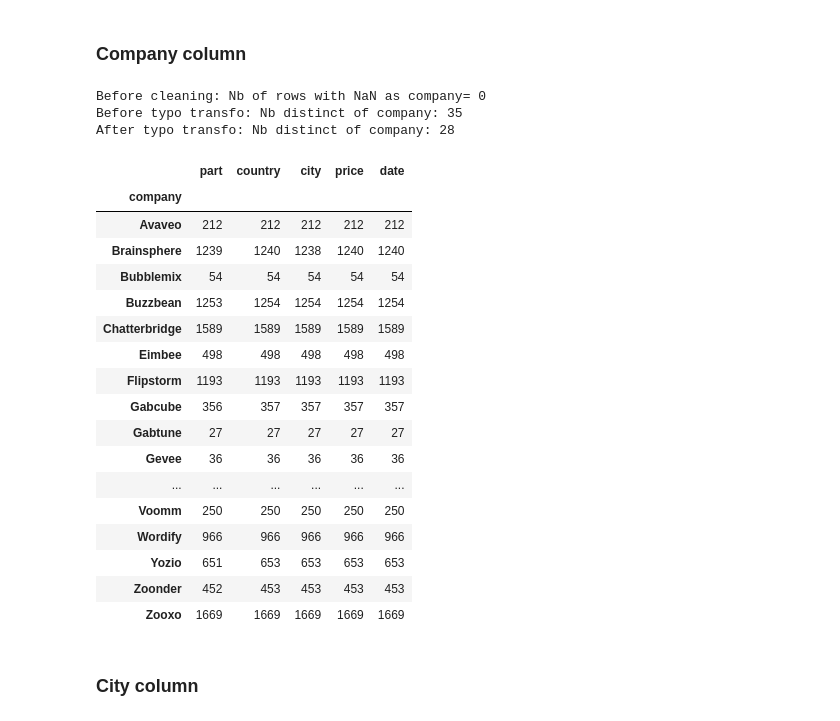
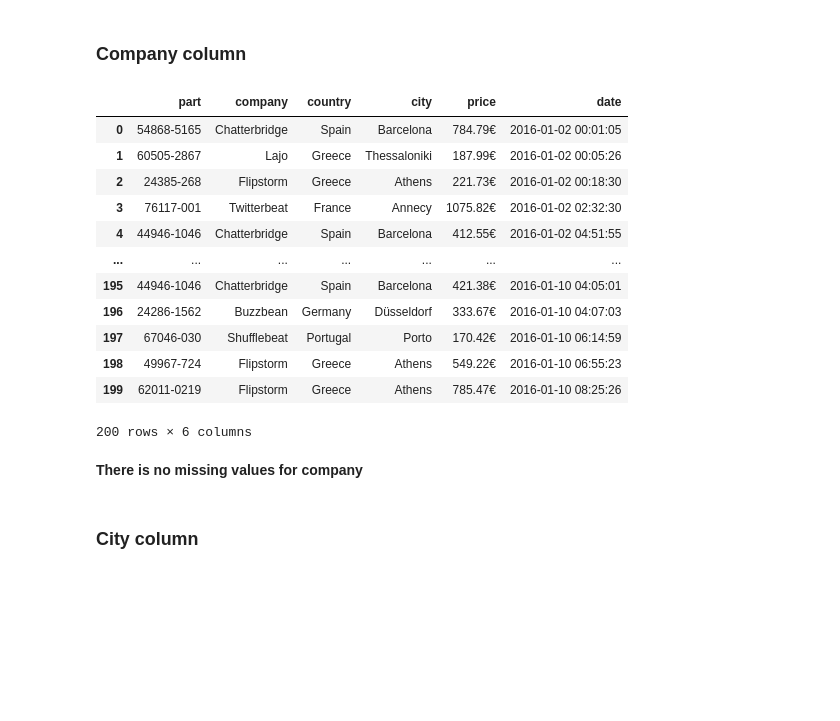
Before and after one commit to LaurineDargaud/DTU_CT_Assignment2, a Jupyter notebook: 02807_Project_2_FINAL.ipynb, the cells around one changed output. Cells and saved outputs as stored; diff of their text form; code cells hidden in the pictures; blank space fills up the shorter version.

Commit message:
Part 4 updated

```diff
--- a/02807_Project_2_FINAL.ipynb
+++ b/02807_Project_2_FINAL.ipynb
@@ -932,44 +920,22 @@ After typo transfo: Nb distinct of country: 11
 # %% [markdown]
 ### Company column
-# %%
-# your code goes here
-#Missing: There is no missing company
-print('Before cleaning: Nb of rows with NaN as company=',df_transactions_clean.company.isna().sum())
-
-
-#TYPO: Manual inspection of the company wrong spelling
-print("Before typo transfo: Nb distinct of company:",len(set(df_transactions_clean['company'])))
-
-df_transactions_clean['company'].replace('Zooxo.','Zooxo',inplace=True)
-df_transactions_clean['company'].replace('Laj0','Lajo',inplace=True)
-df_transactions_clean['company'].replace('Ntagz','Ntags',inplace=True)
-df_transactions_clean['company'].replace('Thoughtmixz','Thoughtmix',inplace=True)
-df_transactions_clean.drop(df_transactions_clean.loc[df_transactions_clean['company'].isin([' -',' a','aa'])].index, inplace=True)
-
-print("After typo transfo: Nb distinct of company:",len(set(df_transactions_clean['company'])))
-
-df_transactions_clean.groupby('company').count()
-# %% [output]
-Before cleaning: Nb of rows with NaN as company= 0
-Before typo transfo: Nb distinct of company: 35
-After typo transfo: Nb distinct of company: 28
-|  | part | country | city | price | date |
-| company |  |  |  |  |  |
-| Avaveo | 212 | 212 | 212 | 212 | 212 |
-| Brainsphere | 1239 | 1240 | 1238 | 1240 | 1240 |
-| Bubblemix | 54 | 54 | 54 | 54 | 54 |
-| Buzzbean | 1253 | 1254 | 1254 | 1254 | 1254 |
-| Chatterbridge | 1589 | 1589 | 1589 | 1589 | 1589 |
-| Eimbee | 498 | 498 | 498 | 498 | 498 |
-| Flipstorm | 1193 | 1193 | 1193 | 1193 | 1193 |
-| Gabcube | 356 | 357 | 357 | 357 | 357 |
-| Gabtune | 27 | 27 | 27 | 27 | 27 |
-| Gevee | 36 | 36 | 36 | 36 | 36 |
-| ... | ... | ... | ... | ... | ... |
-| Voomm | 250 | 250 | 250 | 250 | 250 |
-| Wordify | 966 | 966 | 966 | 966 | 966 |
-| Yozio | 651 | 653 | 653 | 653 | 653 |
-| Zoonder | 452 | 453 | 453 | 453 | 453 |
-| Zooxo | 1669 | 1669 | 1669 | 1669 | 1669 |
+# %%
+df_transactions_clean.head(200)
+# %% [output]
+|  | part | company | country | city | price | date |
+| 0 | 54868-5165 | Chatterbridge | Spain | Barcelona | 784.79€ | 2016-01-02 00:01:05 |
+| 1 | 60505-2867 | Lajo | Greece | Thessaloniki | 187.99€ | 2016-01-02 00:05:26 |
+| 2 | 24385-268 | Flipstorm | Greece | Athens | 221.73€ | 2016-01-02 00:18:30 |
+| 3 | 76117-001 | Twitterbeat | France | Annecy | 1075.82€ | 2016-01-02 02:32:30 |
+| 4 | 44946-1046 | Chatterbridge | Spain | Barcelona | 412.55€ | 2016-01-02 04:51:55 |
+| ... | ... | ... | ... | ... | ... | ... |
+| 195 | 44946-1046 | Chatterbridge | Spain | Barcelona | 421.38€ | 2016-01-10 04:05:01 |
+| 196 | 24286-1562 | Buzzbean | Germany | Düsseldorf | 333.67€ | 2016-01-10 04:07:03 |
+| 197 | 67046-030 | Shufflebeat | Portugal | Porto | 170.42€ | 2016-01-10 06:14:59 |
+| 198 | 49967-724 | Flipstorm | Greece | Athens | 549.22€ | 2016-01-10 06:55:23 |
+| 199 | 62011-0219 | Flipstorm | Greece | Athens | 785.47€ | 2016-01-10 08:25:26 |
+200 rows × 6 columns
+# %% [markdown]
+**There is no missing values for company**
 # %% [markdown]
 ### City column
```
Also changed, not shown: parts of 19 cells of this notebook, 1 other file.
